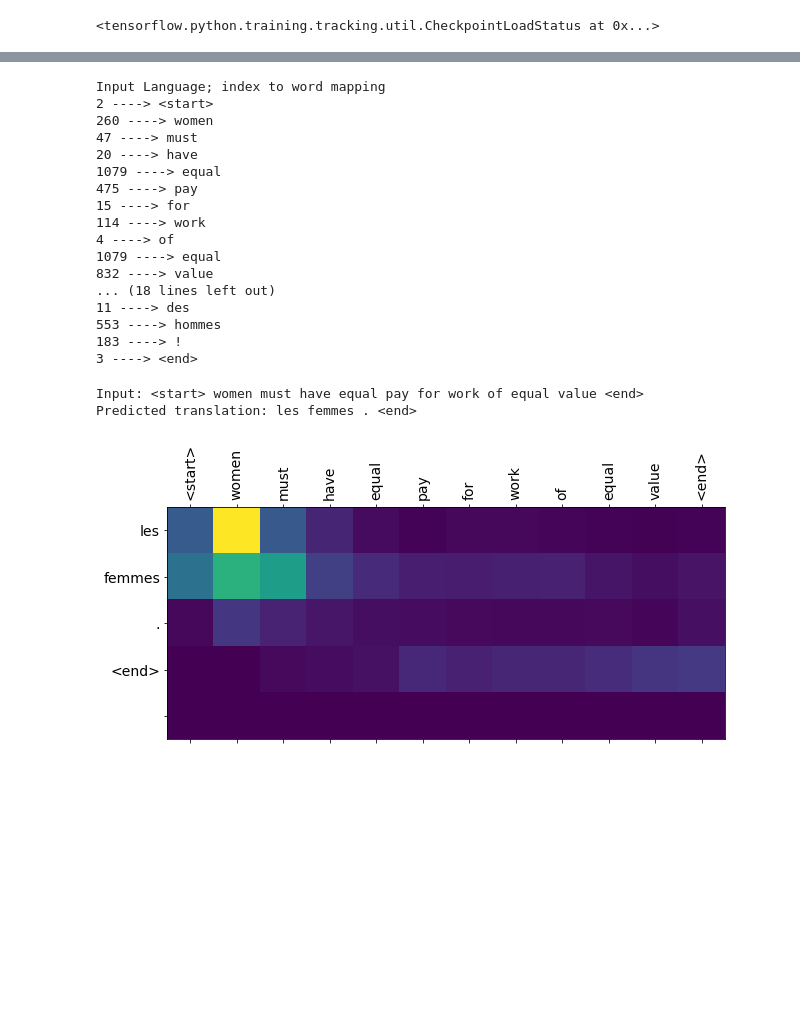
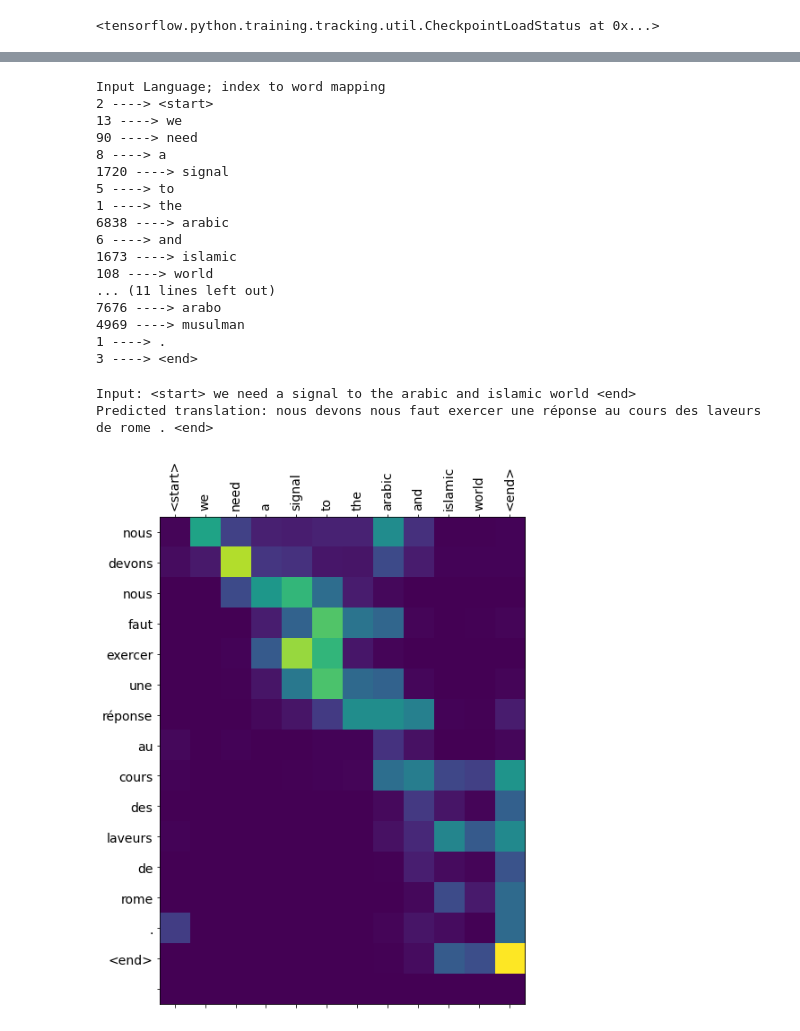
Before and after one commit to harmanpreet93/low-resource-machine-translation, a Jupyter notebook: notebooks/Attention.ipynb, the cells around one changed output, grey strips where cells are left out. Cells and saved outputs as stored; diff of their text form; code cells hidden in the pictures; blank space fills up the shorter version.

```diff
--- a/notebooks/Attention.ipynb
+++ b/notebooks/Attention.ipynb
@@ -545,31 +549,31 @@ Predicted translation: il existe également une approche des pays . <end>
 # %%
-# predicting last sentence of validation set
+# predicting another sentence of validation set
 print ("Input Language; index to word mapping")
-convert(inp_lang, input_tensor_val[-1])
+convert(inp_lang, input_tensor_val[3])
 print ()
 print ("Target Language; index to word mapping")
-convert(targ_lang, target_tensor_val[-1])
+convert(targ_lang, target_tensor_val[3])
 # %% [output]
 Input Language; index to word mapping
 2 ----> <start>
-260 ----> women
-47 ----> must
-20 ----> have
-1079 ----> equal
-475 ----> pay
-15 ----> for
-114 ----> work
-4 ----> of
-1079 ----> equal
-832 ----> value
-... (18 lines left out)
-11 ----> des
-553 ----> hommes
-183 ----> !
+13 ----> we
+90 ----> need
+8 ----> a
+1720 ----> signal
+5 ----> to
+1 ----> the
+6838 ----> arabic
+6 ----> and
+1673 ----> islamic
+108 ----> world
+... (11 lines left out)
+7676 ----> arabo
+4969 ----> musulman
+1 ----> .
 3 ----> <end>
-# %%
-translate(f"women must have equal pay for work of equal value")
-# %% [output]
-Input: <start> women must have equal pay for work of equal value <end>
-Predicted translation: les femmes . <end>
-[figure, removed]
+# %%
+translate(f"we need a signal to the arabic and islamic world")
+# %% [output]
+Input: <start> we need a signal to the arabic and islamic world <end>
+Predicted translation: nous devons nous faut exercer une réponse au cours des laveurs de rome . <end>
+[figure, added]
```
Also changed, not shown: parts of 7 cells of this notebook.
